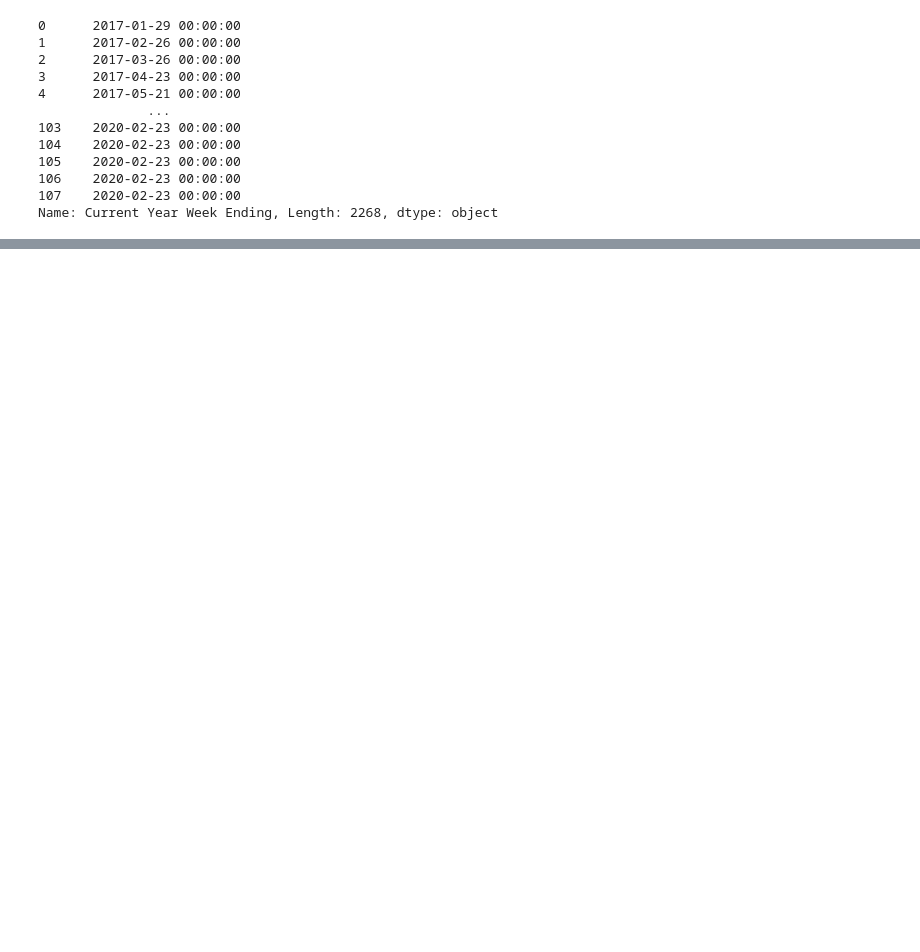
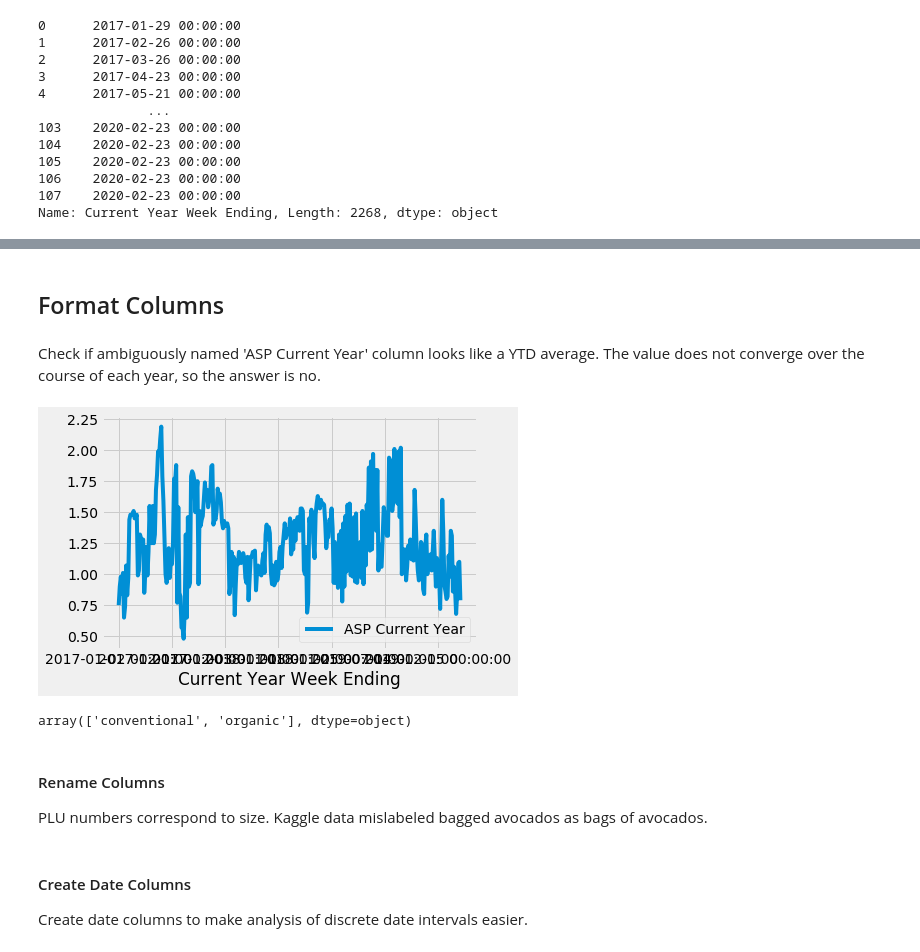
Before and after one commit to schwenkd/avo-analysis, a Jupyter notebook: avo_eda.ipynb, the cells around one changed output, grey strips where cells are left out. Saved outputs shown, nothing was run; the diff lists cells and outputs as text; code cells hidden in the pictures; blank space fills up the shorter version.

Commit message:
updated README, added images, updated code in avo_eda.ipynb

```diff
--- a/avo_eda.ipynb
+++ b/avo_eda.ipynb
@@ -2,8 +2,12 @@
 %matplotlib inline
 
 import matplotlib.pyplot as plt
+plt.style.use('fivethirtyeight')
+import matplotlib.ticker as mtick
+from matplotlib.dates import DateFormatter
 import numpy as np
 import pandas as pd
 import datetime
 import scipy.stats as stats
 from scipy.stats.stats import pearsonr
+from statsmodels.graphics.gofplots import qqplot
@@ -80,4 +86,2 @@ X-LrgBagged Units            17388 non-null float64
 dtypes: float64(9), object(4)
 memory usage: 1.9+ MB
-# %%
-wkly_rtl_df['Current Year Week Ending'] = pd.to_datetime(wkly_rtl_df['Current Year Week Ending'])
@@ -172,0 +106,16 @@ vol_df = create_datecols(vol_df)
+# %% [markdown]
+## Format Columns
+# %% [markdown]
+Check if ambiguously named 'ASP Current Year' column looks like a YTD average. The value does not converge over the course of each year, so the answer is no.
+# %%
+wkly_rtl_df.loc[wkly_rtl_df['Geography']=='Detroit',[
+    'Current Year Week Ending', 'ASP Current Year']].plot('Current Year Week Ending');
+# %% [output]
+[figure, added]
+# %%
+kag_df['type'].unique()
+# %% [output]
+array(['conventional', 'organic'], dtype=object)
+# %% [markdown]
+#### Rename Columns
+PLU numbers correspond to size. Kaggle data mislabeled bagged avocados as bags of avocados.
@@ -172,0 +141,3 @@ vol_df = create_datecols(vol_df)
+# %% [markdown]
+#### Create Date Columns
+Create date columns to make analysis of discrete date intervals easier.
```
Also changed, not shown: parts of 49 cells of this notebook, 8 other files.
